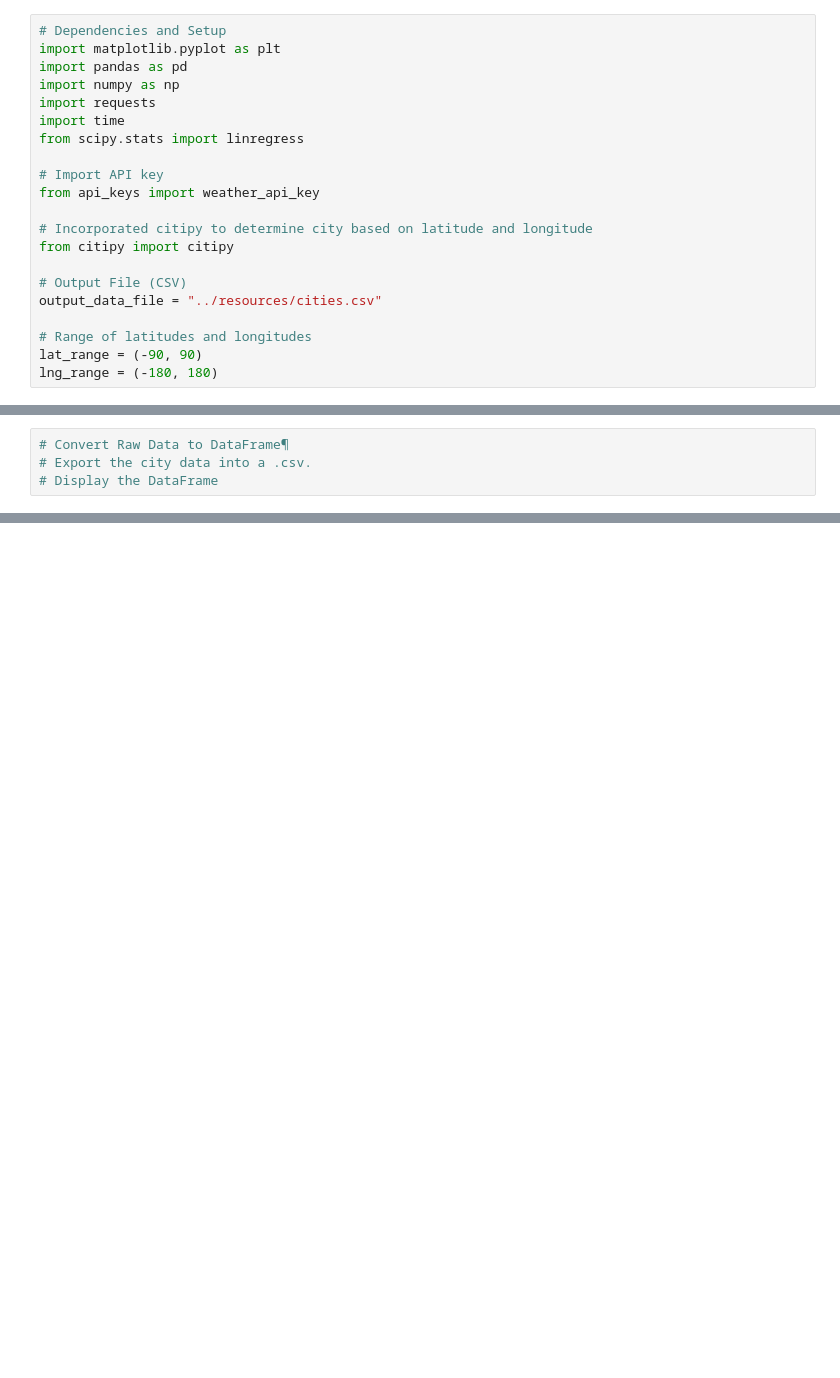
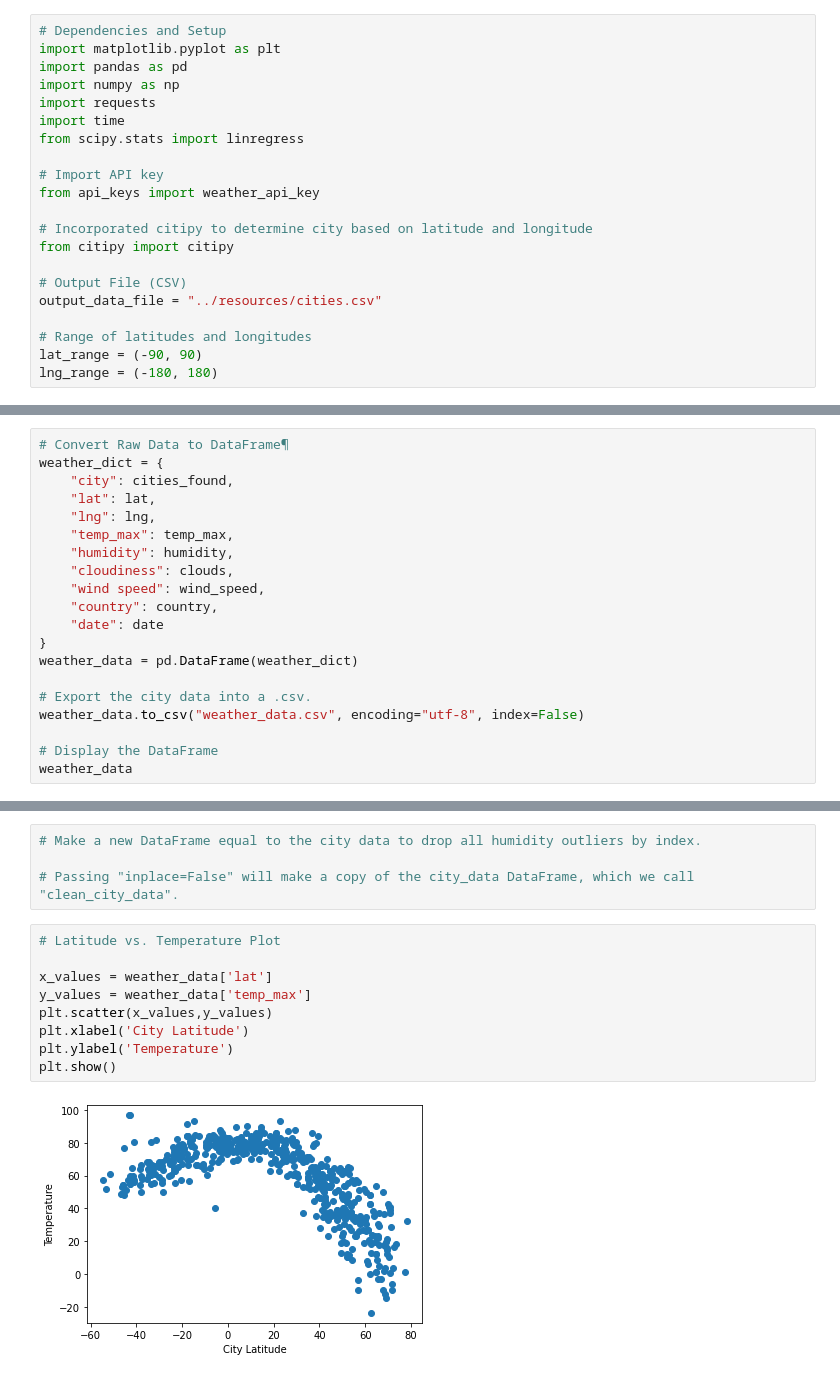
Before and after one commit to DanicaTiegs/api_challenge, a Jupyter notebook: WeatherPy/Weather Analysis.ipynb, the cells around one changed output, grey strips where cells are left out. Cells and saved outputs as stored; diff of their text form; blank space fills up the shorter version.

```diff
--- a/WeatherPy/Weather Analysis.ipynb
+++ b/WeatherPy/Weather Analysis.ipynb
@@ -67,4 +114,20 @@ for index, row in iterrows():
 # %%
 # Convert Raw Data to DataFrame¶
+weather_dict = {
+    "city": cities_found,
+    "lat": lat,
+    "lng": lng,
+    "temp_max": temp_max,
+    "humidity": humidity,
+    "cloudiness": clouds,
+    "wind speed": wind_speed,
+    "country": country,
+    "date": date
+}
+weather_data = pd.DataFrame(weather_dict)
+
 # Export the city data into a .csv.
+weather_data.to_csv("weather_data.csv", encoding="utf-8", index=False)
+
 # Display the DataFrame
+weather_data
@@ -73,0 +166,15 @@ for index, row in iterrows():
+# %%
+# Make a new DataFrame equal to the city data to drop all humidity outliers by index.
+
+# Passing "inplace=False" will make a copy of the city_data DataFrame, which we call "clean_city_data".
+# %%
+# Latitude vs. Temperature Plot
+
+x_values = weather_data['lat']
+y_values = weather_data['temp_max']
+plt.scatter(x_values,y_values)
+plt.xlabel('City Latitude')
+plt.ylabel('Temperature')
+plt.show()
+# %% [output]
+[figure, added]
```
Also changed, not shown: parts of 17 cells of this notebook, 2 other files.
